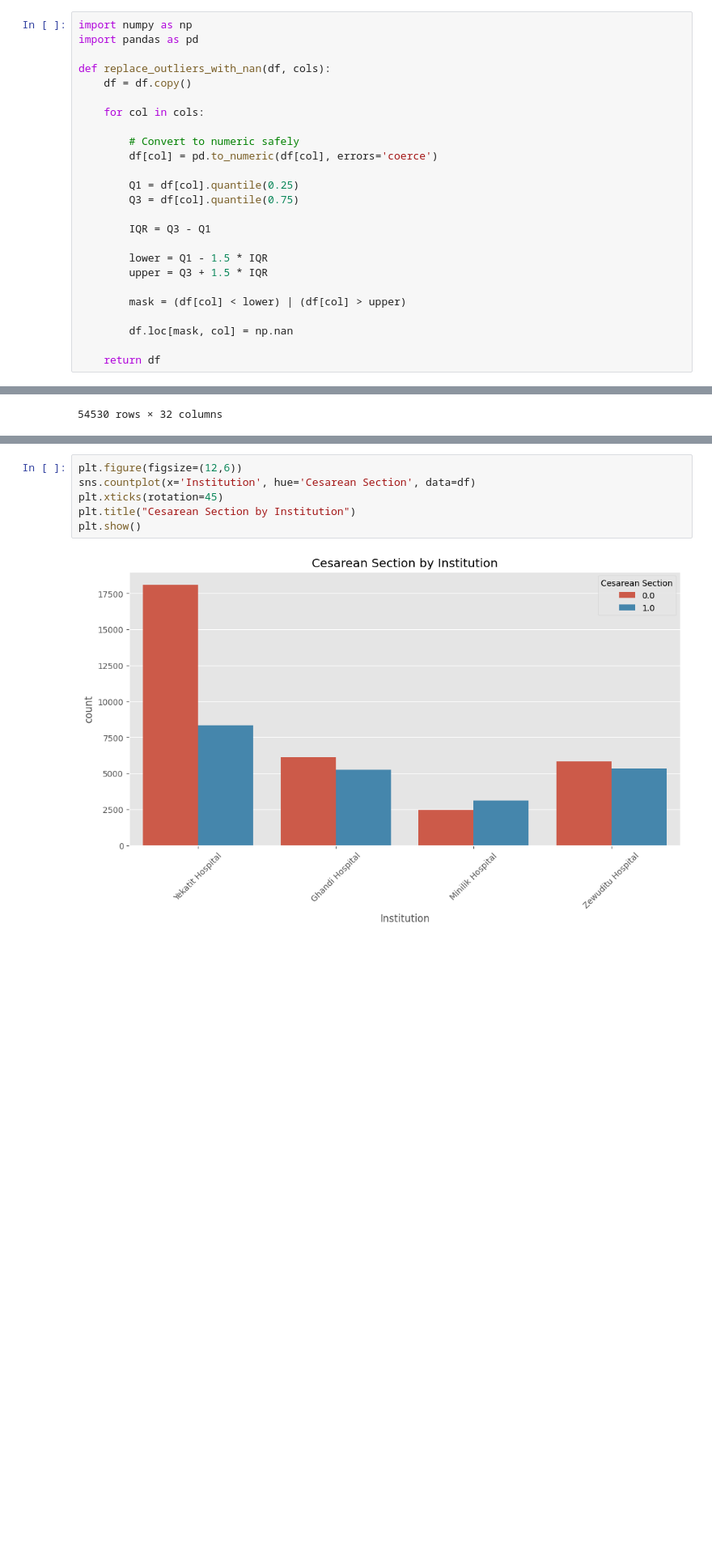
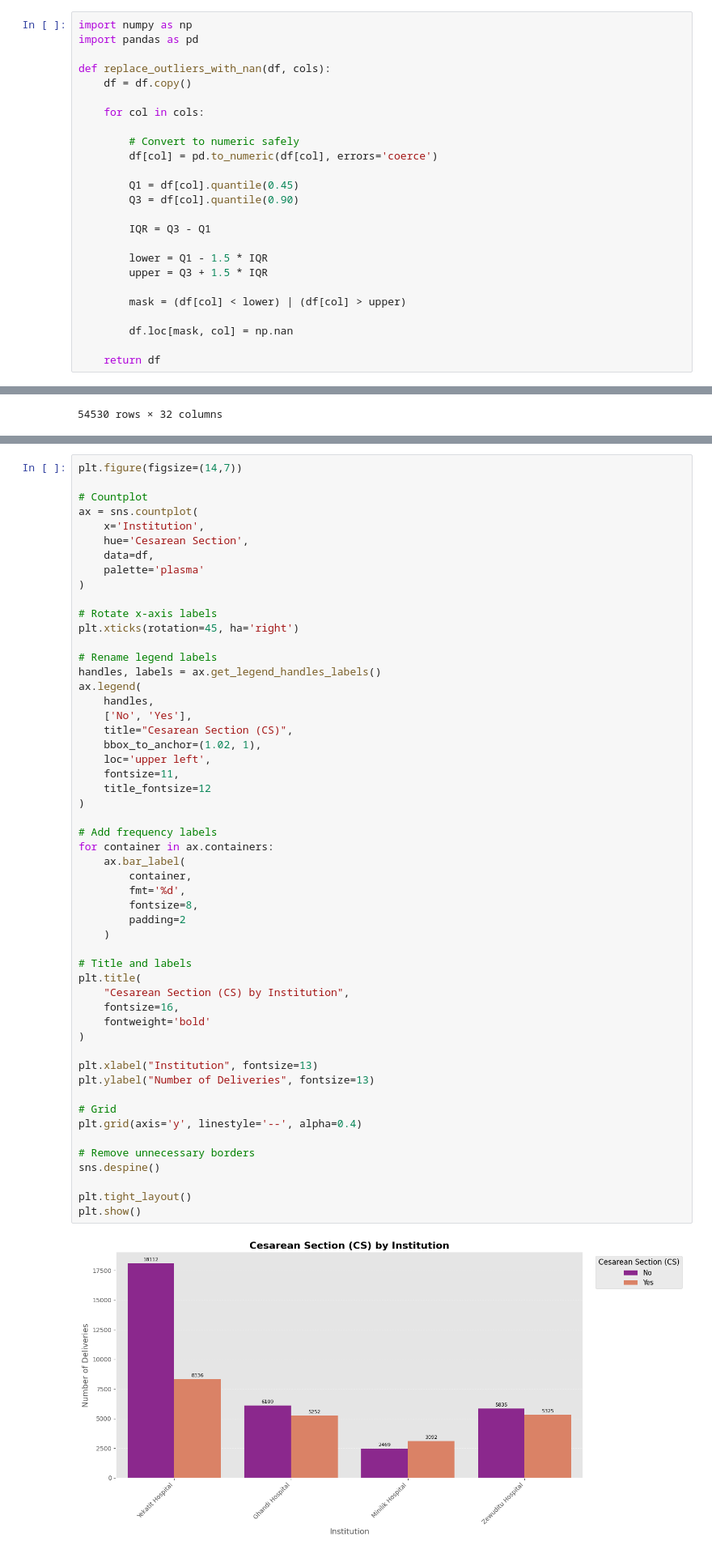
Before and after one commit to DegaregeN/mode_of_delivery-, a Jupyter notebook: data/processed/data_preprocessing.ipynb, the cells around one changed output, grey strips where cells are left out. Shown at 81% size. Cells and saved outputs as stored; diff of their text form; blank space fills up the shorter version.

```diff
--- a/data/processed/data_preprocessing.ipynb
+++ b/data/processed/data_preprocessing.ipynb
@@ -671,8 +671,8 @@ def replace_outliers_with_nan(df, cols):
         # Convert to numeric safely
         df[col] = pd.to_numeric(df[col], errors='coerce')
 
-        Q1 = df[col].quantile(0.25)
-        Q3 = df[col].quantile(0.75)
+        Q1 = df[col].quantile(0.45)
+        Q3 = df[col].quantile(0.90)
 
         IQR = Q3 - Q1
 
@@ -826,11 +888,58 @@ plt.show()
 # %%
-plt.figure(figsize=(12,6))
-sns.countplot(x='Institution', hue='Cesarean Section', data=df)
-plt.xticks(rotation=45)
-plt.title("Cesarean Section by Institution")
+plt.figure(figsize=(14,7))
+
+# Countplot
+ax = sns.countplot(
+    x='Institution',
+    hue='Cesarean Section',
+    data=df,
+    palette='plasma'
+)
+
+# Rotate x-axis labels
+plt.xticks(rotation=45, ha='right')
+
+# Rename legend labels
+handles, labels = ax.get_legend_handles_labels()
+ax.legend(
+    handles,
+    ['No', 'Yes'],
+    title="Cesarean Section (CS)",
+    bbox_to_anchor=(1.02, 1),
+    loc='upper left',
+    fontsize=11,
+    title_fontsize=12
+)
+
+# Add frequency labels
+for container in ax.containers:
+    ax.bar_label(
+        container,
+        fmt='%d',
+        fontsize=8,
+        padding=2
+    )
+
+# Title and labels
+plt.title(
+    "Cesarean Section (CS) by Institution",
+    fontsize=16,
+    fontweight='bold'
+)
+
+plt.xlabel("Institution", fontsize=13)
+plt.ylabel("Number of Deliveries", fontsize=13)
+
+# Grid
+plt.grid(axis='y', linestyle='--', alpha=0.4)
+
+# Remove unnecessary borders
+sns.despine()
+
+plt.tight_layout()
 plt.show()
 # %% [output]
-[figure, old version]
+[figure, new version]
 # %%
 plt.figure(figsize=(8,5))
 sns.histplot(df['fet_heart_beat'].dropna(), bins=30, kde=True)
```
Also changed, not shown: parts of 15 cells of this notebook, 1 other file.
